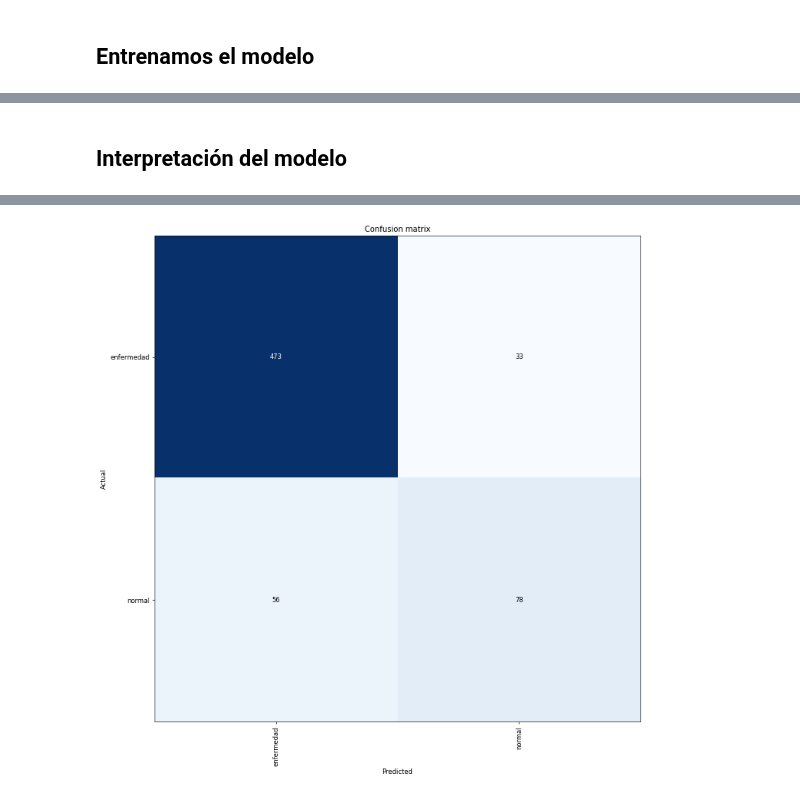
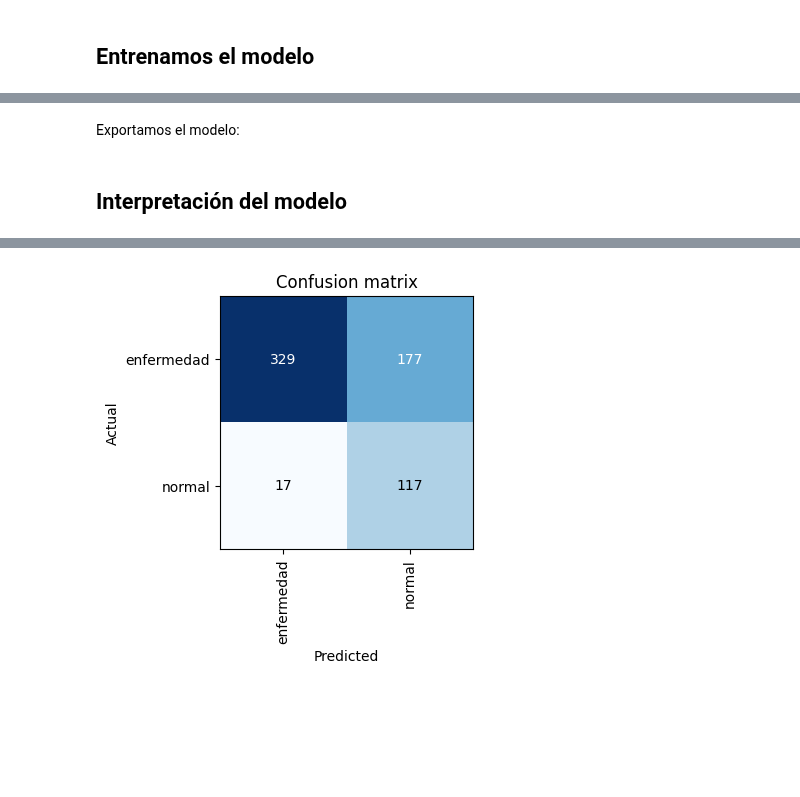
Before and after one commit to dirudiez/TFM_DiegoRudiez, a Jupyter notebook: Binario_FL_resnet18.ipynb, the cells around one changed output, grey strips where cells are left out. Drawn from its saved outputs; the diff is of its cells as text; code cells hidden in the pictures; blank space fills up the shorter version.

```diff
--- a/Binario_FL_resnet18.ipynb
+++ b/Binario_FL_resnet18.ipynb
@@ -113,6 +88,8 @@ def moverImg(df, pathO, pathD):
         shutil.move(pathO + '/' + str(id) + '.png', pathD + '/normal')
     else:
         shutil.move(pathO + str(id) + '.png', pathD + '/enfermedad')
+# %%
+path = Path('dataset')
 # %%
 moverImg(df_train, str(trainPath) + '/Training/', str(path)  + '/train')
 moverImg(df_test, str(testPath) + '/Test/', str(path)  + '/test')
@@ -223,0 +187,2 @@ Better model found at epoch 0 with valid_loss value: 0.815625011920929.
+# %% [markdown]
+Exportamos el modelo:
@@ -224,12 +192,12 @@ Better model found at epoch 0 with valid_loss value: 0.815625011920929.
 # %% [markdown]
 ## Interpretación del modelo
 # %%
-learn_inf = load_learner('modeloBinario_resnet18.pkl')
+learn_inf = load_learner('Binario_FL_resnet18.pkl')
 learnInterp = cnn_learner(dls,resnet18).to_fp16()
 learnInterp.model = learn_inf.model
 interp = ClassificationInterpretation.from_learner(learnInterp)
-interp.plot_confusion_matrix(figsize=(12,12),dpi=60)
+interp.plot_confusion_matrix(figsize=(4,4),dpi=100)
 # %% [output]
 [interactive output not drawn]
 [interactive output not drawn]
-[figure, old version]
+[figure, new version]
```
Also changed, not shown: parts of 32 cells of this notebook.
